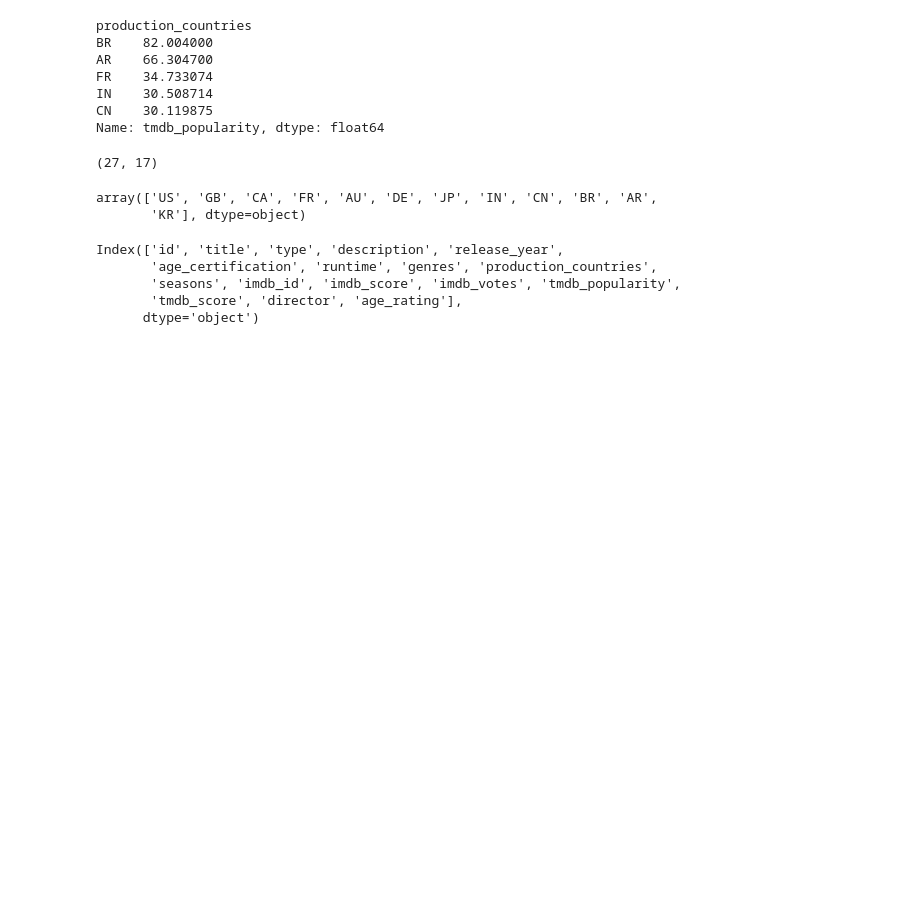
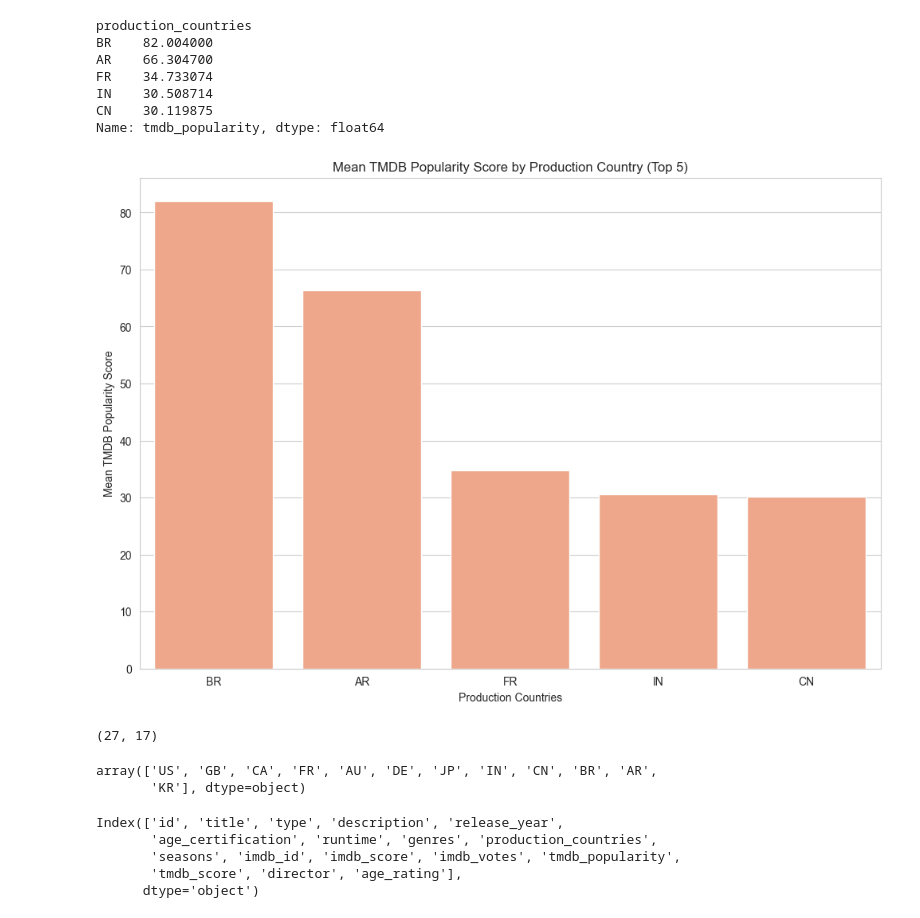
Before and after one commit to emchege/MIS546_Group_Project, a Jupyter notebook: production countries.ipynb, the cells around one changed output. Saved outputs shown, nothing was run; the diff lists cells and outputs as text; code cells hidden in the pictures; blank space fills up the shorter version.

```diff
--- a/production countries.ipynb
+++ b/production countries.ipynb
@@ -201,6 +215,20 @@ FR    34.733074
 IN    30.508714
 CN    30.119875
 Name: tmdb_popularity, dtype: float64
+# %%
+import seaborn as sns
+import matplotlib.pyplot as plt
+
+sns.set_style("whitegrid")
+plt.figure(figsize=(12,8))
+sns.barplot(x=sorted_scores[:5].index, y=sorted_scores[:5].values, color='lightsalmon')
+plt.title('Mean TMDB Popularity Score by Production Country (Top 5)')
+plt.xlabel('Production Countries')
+plt.ylabel('Mean TMDB Popularity Score')
+
+plt.show()
+# %% [output]
+[figure, added]
 # %%
 df1[df1['production_countries'] == 'FR'].shape
 # %% [output]
```
Also changed, not shown: parts of 14 cells of this notebook.
